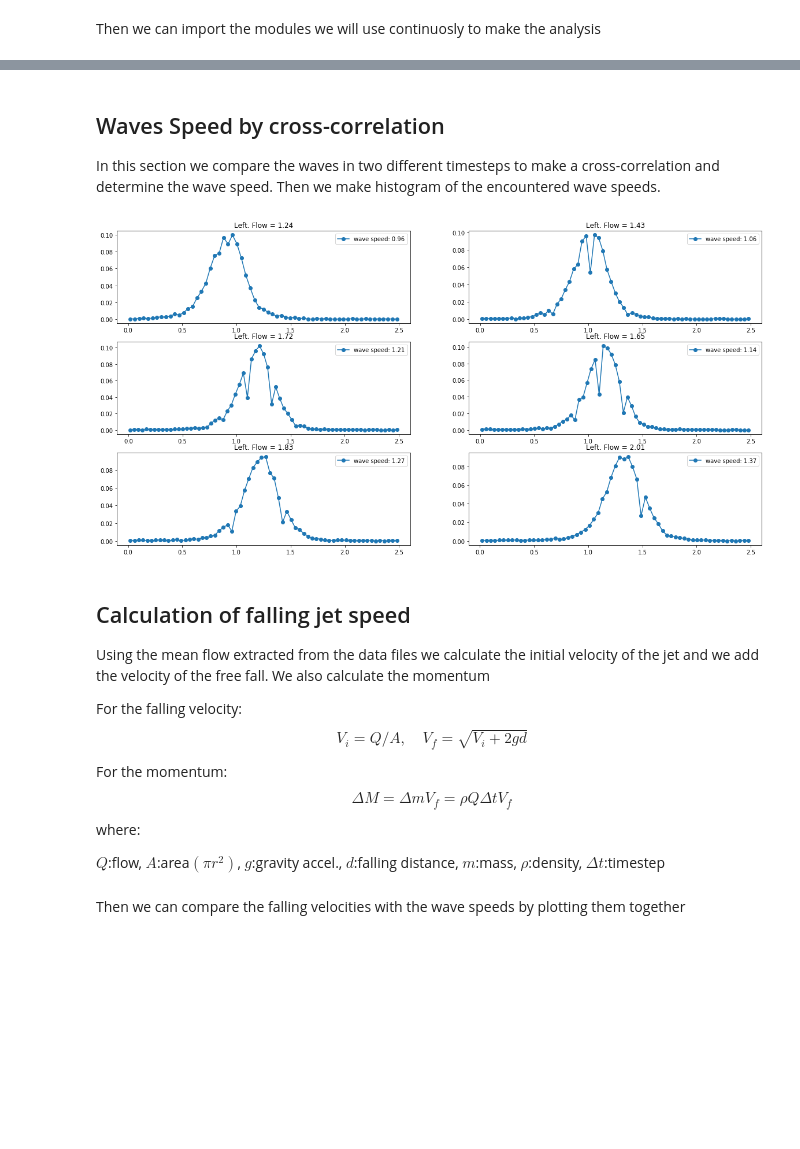
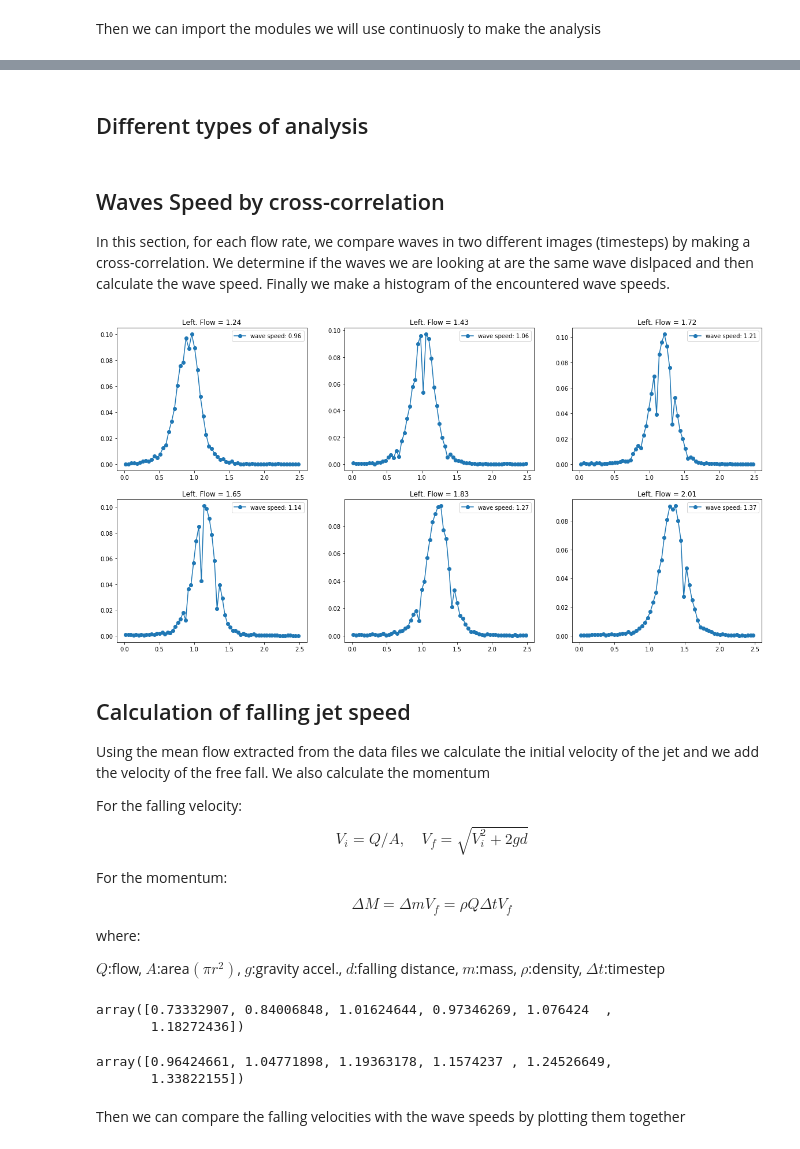
Before and after one commit to Reyna-RT/Jet-Flow, a Jupyter notebook: Photron Make Analysis.ipynb, the cells around one changed output, grey strips where cells are left out. Cells and saved outputs as stored; diff of their text form; code cells hidden in the pictures; blank space fills up the shorter version.

Commit message:
New changes in Analysis Notebook

```diff
--- a/Photron Make Analysis.ipynb
+++ b/Photron Make Analysis.ipynb
@@ -32,0 +50,8 @@ Different type of data can be extracted from the edges matrixes, and different g
+# %%
+numbers = range(200,206) #number in Flowmete files
+
+for i in numbers:
+    name_flow = '../flowmeter/FlowMeterData_'+str(i)+'.lvm'
+    t,flow = Phot.lvm_unpack(name_flow) #extract the flow data
+    mean_flow = Phot.Mean_Flow(flow)  #calculate the mean flow
+    print('For the files with number '+str(i)+' the mean flow is %.2f'%mean_flow)
@@ -33,25 +76,35 @@ Different type of data can be extracted from the edges matrixes, and different g
+# %%
+scale = 49.07
+# %% [markdown]
+## Different types of analysis
 # %% [markdown]
 ## Waves Speed by cross-correlation
 
-In this section we compare the waves in two different timesteps to make a cross-correlation and determine the wave speed. Then we make histogram of the encountered wave speeds.
+In this section, for each flow rate, we compare waves in two different images (timesteps) by making a cross-correlation. We determine if the waves we are looking at are the same wave dislpaced and then calculate the wave speed. Finally we make a histogram of the encountered wave speeds.
 # %%
 plt.figure(figsize=(20,10))
 peaks = np.zeros(6)
 stds  = np.zeros(6)
 for num in range(200,206):
+    #read flowmeter data and obtain the mean
     name_flow = '../flowmeter/FlowMeterData_'+str(num)+'.lvm'
     t,flow = Phot.lvm_unpack(name_flow)
     mean_flow = Phot.Mean_Flow(flow)
+    #read the data files for the left side
     txt_name_l = 'sobel_left'+str(num)+'.txt'
     data_l = np.loadtxt(txt_name_l,unpack=True)
     no_images = data_l.shape[0]
-    left = np.zeros((no_images,800))
+    lines = 800 #data_l.shape[1]
+    left = np.zeros((no_images,lines))
+    #Smooth the data
     for i in range(no_images):
-        wave_l = Phot.smooth(data_l[i,:800],window_len=100,window='hanning')
+        wave_l = Phot.smooth(data_l[i,0:lines],window_len=100,window='hanning')
         left[i,:] = wave_l
+    #Find the zero crossing
     waves_left = Phot.substract_zero_crossing_time(left)
     indexes = []
     no_waves = []
+    #Use routine to find different waves in each image(timestep)
     for i in range(no_images):
         try:
             sep = Phot.Find_waves(waves_left[i,:],'left')
@@ -62,9 +115,8 @@ for num in range(200,206):
             no_waves.append(0)
     #speeds = []
     #pairs = []
-    hist_speed = []
+    hist_speed = [] #list to allocate found speeds
     for i in range(0,no_images-1):
-
         speed = []
         #pair = []
         number1 = no_waves[i]
@@ -82,54 +134,56 @@ for num in range(200,206):
 
         for j in range(number1):
 
-        #pair the first wave in each picture
+        #pair the first wave in each image
             patch1 = np.zeros_like(waves_left[i,:])
             patch1[idx[j]:idx[j+1]] = waves_left[i,idx[j]:idx[j+1]]
+            #loop through waves in the second image
             for k in range(number2):
 
                 patch2 = np.zeros_like(waves_left[i+1,:])
                 patch2[idx2[k]:idx2[k+1]] = waves_left[i+1,idx2[k]:idx2[k+1]]
                 length = len(patch1)+len(patch2)
                 center = length/2
                 #check the crosscorrelation
                 corr = (scipy.signal.correlate(patch1/patch1.std(),patch2/patch2.std()))/center
                 peak = np.max(corr)
                 ind = np.argmax(corr)
+                #If the crosscorrelation peak is high they are the same wave
                 if peak >= 0.80:
                     vel = center-ind
                     if vel<=0:
                         vel = 0
                     if vel > 0:
                         #speed.append(vel)
                         hist_speed.append(vel)
 
                     break
+
             if not speed:
                 speed.append(0)
-            #If the velocity is negative also change wave
-        #pairs.append(pair)
-        #speeds.append(speed)
+
+
     #scale speed to m/s
-    hist_speed = np.array(hist_speed)/49.07
+    hist_speed = np.array(hist_speed)/scale
     hist, bins = np.histogram(hist_speed,bins='scott',range=(0,2.5))
     total_parts = len(hist_speed)
     norm = hist/float(total_parts)
     ind = np.argmax(hist)
     center = (bins[:-1] + bins[1:]) / 2
-    plt.subplot(3,2,num-199),plt.plot(center,norm,'o-',label='wave speed: %.2f' % center[ind])
+    plt.subplot(2,3,num-199),plt.plot(center,norm,'o-',label='wave speed: %.2f' % center[ind])
     plt.legend()
     plt.title('Left. Flow = %.2f' % mean_flow)
     peaks[num-200] = center[ind]
-    stds[num-200] = np.std(hist_speed)/49.07
+    stds[num-200] = np.std(hist_speed)/scale
 # %% [output]
-[figure, old version]
+[figure, new version]
 # %% [markdown]
 ## Calculation of falling jet speed
 
 Using the mean flow extracted from the data files we calculate the initial velocity of the jet and we add the velocity of the free fall. We also calculate the momentum
 
 For the falling velocity:
-$$ V_{i} = Q/A, \quad V_{f} = \sqrt{V_{i}+2gd}$$
+$$ V_{i} = Q/A, \quad V_{f} = \sqrt{V_{i}^{2}+2gd}$$
 
 For the momentum:
 $$\Delta M = \Delta m V_{f} = \rho Q \Delta t V_{f}$$
@@ -157,6 +211,16 @@ for num in range(200,206):
     momentum[num-200] = mom
 deriv = 0.5/jet_vels
 dev = deriv*(0.33e-2+2*9.8*0.001)
+# %%
+init_vel
+# %% [output]
+array([0.73332907, 0.84006848, 1.01624644, 0.97346269, 1.076424  ,
+       1.18272436])
+# %%
+jet_vels
+# %% [output]
+array([0.96424661, 1.04771898, 1.19363178, 1.1574237 , 1.24526649,
+       1.33822155])
 # %% [markdown]
 Then we can compare the falling velocities with the wave speeds by plotting them together
 # %%
```
Also changed, not shown: parts of 19 cells of this notebook.
